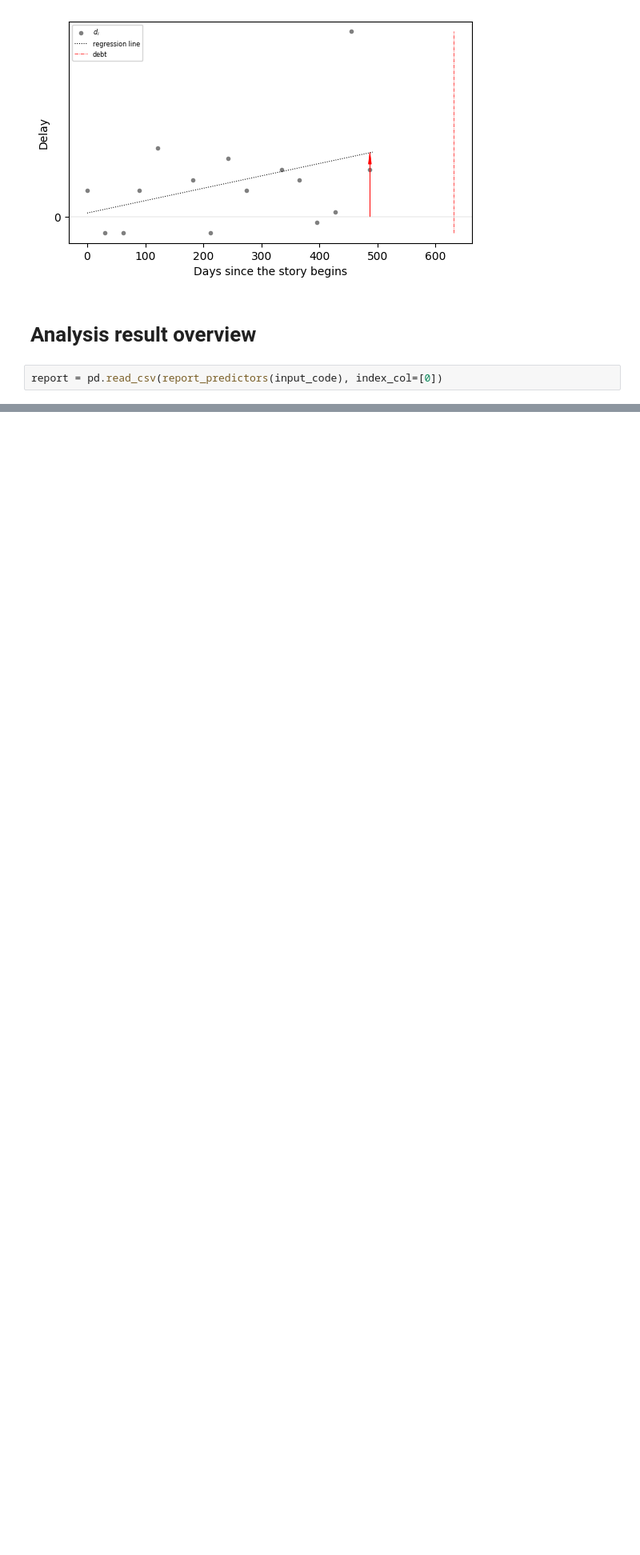
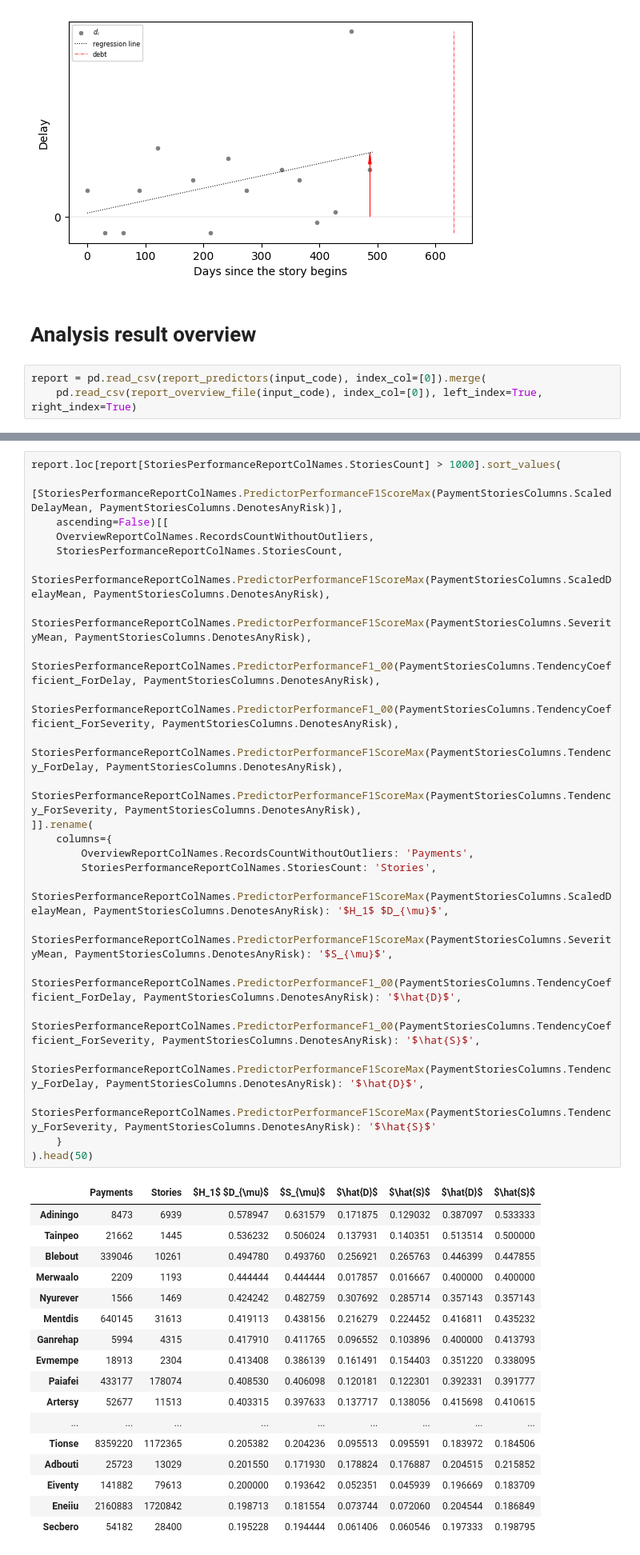
Before and after one commit to konradgrodek/ADDS_PayDelay, a Jupyter notebook: 20_data_overview/200_data_overview.ipynb, the cells around one changed output, grey strips where cells are left out. Shown at 80% size. Saved outputs shown, nothing was run; the diff lists cells and outputs as text; blank space fills up the shorter version.

```diff
--- a/20_data_overview/200_data_overview.ipynb
+++ b/20_data_overview/200_data_overview.ipynb
@@ -603,4 +605,5 @@ ax.legend(fontsize='xx-small')
 # %% [markdown]
 # Analysis result overview
 # %%
-report = pd.read_csv(report_predictors(input_code), index_col=[0])
+report = pd.read_csv(report_predictors(input_code), index_col=[0]).merge(
+    pd.read_csv(report_overview_file(input_code), index_col=[0]), left_index=True, right_index=True)
@@ -630,0 +730,42 @@ report[[
+# %%
+report.loc[report[StoriesPerformanceReportColNames.StoriesCount] > 1000].sort_values(
+    [StoriesPerformanceReportColNames.PredictorPerformanceF1ScoreMax(PaymentStoriesColumns.ScaledDelayMean, PaymentStoriesColumns.DenotesAnyRisk)],
+    ascending=False)[[
+    OverviewReportColNames.RecordsCountWithoutOutliers,
+    StoriesPerformanceReportColNames.StoriesCount,
+    StoriesPerformanceReportColNames.PredictorPerformanceF1ScoreMax(PaymentStoriesColumns.ScaledDelayMean, PaymentStoriesColumns.DenotesAnyRisk),
+    StoriesPerformanceReportColNames.PredictorPerformanceF1ScoreMax(PaymentStoriesColumns.SeverityMean, PaymentStoriesColumns.DenotesAnyRisk),
+    StoriesPerformanceReportColNames.PredictorPerformanceF1_00(PaymentStoriesColumns.TendencyCoefficient_ForDelay, PaymentStoriesColumns.DenotesAnyRisk),
+    StoriesPerformanceReportColNames.PredictorPerformanceF1_00(PaymentStoriesColumns.TendencyCoefficient_ForSeverity, PaymentStoriesColumns.DenotesAnyRisk),
+    StoriesPerformanceReportColNames.PredictorPerformanceF1ScoreMax(PaymentStoriesColumns.Tendency_ForDelay, PaymentStoriesColumns.DenotesAnyRisk),
+    StoriesPerformanceReportColNames.PredictorPerformanceF1ScoreMax(PaymentStoriesColumns.Tendency_ForSeverity, PaymentStoriesColumns.DenotesAnyRisk),
+]].rename(
+    columns={
+        OverviewReportColNames.RecordsCountWithoutOutliers: 'Payments',
+        StoriesPerformanceReportColNames.StoriesCount: 'Stories',
+        StoriesPerformanceReportColNames.PredictorPerformanceF1ScoreMax(PaymentStoriesColumns.ScaledDelayMean, PaymentStoriesColumns.DenotesAnyRisk): '$H_1$ $D_{\mu}$',
+        StoriesPerformanceReportColNames.PredictorPerformanceF1ScoreMax(PaymentStoriesColumns.SeverityMean, PaymentStoriesColumns.DenotesAnyRisk): '$S_{\mu}$',
+        StoriesPerformanceReportColNames.PredictorPerformanceF1_00(PaymentStoriesColumns.TendencyCoefficient_ForDelay, PaymentStoriesColumns.DenotesAnyRisk): '$\hat{D}$',
+        StoriesPerformanceReportColNames.PredictorPerformanceF1_00(PaymentStoriesColumns.TendencyCoefficient_ForSeverity, PaymentStoriesColumns.DenotesAnyRisk): '$\hat{S}$',
+        StoriesPerformanceReportColNames.PredictorPerformanceF1ScoreMax(PaymentStoriesColumns.Tendency_ForDelay, PaymentStoriesColumns.DenotesAnyRisk): '$\hat{D}$',
+        StoriesPerformanceReportColNames.PredictorPerformanceF1ScoreMax(PaymentStoriesColumns.Tendency_ForSeverity, PaymentStoriesColumns.DenotesAnyRisk): '$\hat{S}$'
+    }
+).head(50)
+# %% [output]
+|  | Payments | Stories | $H_1$ $D_{\mu}$ | $S_{\mu}$ | $\hat{D}$ | $\hat{S}$ | $\hat{D}$ | $\hat{S}$ |
+| Adiningo | 8473 | 6939 | 0.578947 | 0.631579 | 0.171875 | 0.129032 | 0.387097 | 0.533333 |
+| Tainpeo | 21662 | 1445 | 0.536232 | 0.506024 | 0.137931 | 0.140351 | 0.513514 | 0.500000 |
+| Blebout | 339046 | 10261 | 0.494780 | 0.493760 | 0.256921 | 0.265763 | 0.446399 | 0.447855 |
+| Merwaalo | 2209 | 1193 | 0.444444 | 0.444444 | 0.017857 | 0.016667 | 0.400000 | 0.400000 |
+| Nyurever | 1566 | 1469 | 0.424242 | 0.482759 | 0.307692 | 0.285714 | 0.357143 | 0.357143 |
+| Mentdis | 640145 | 31613 | 0.419113 | 0.438156 | 0.216279 | 0.224452 | 0.416811 | 0.435232 |
+| Ganrehap | 5994 | 4315 | 0.417910 | 0.411765 | 0.096552 | 0.103896 | 0.400000 | 0.413793 |
+| Evmempe | 18913 | 2304 | 0.413408 | 0.386139 | 0.161491 | 0.154403 | 0.351220 | 0.338095 |
+| Paiafei | 433177 | 178074 | 0.408530 | 0.406098 | 0.120181 | 0.122301 | 0.392331 | 0.391777 |
+| Artersy | 52677 | 11513 | 0.403315 | 0.397633 | 0.137717 | 0.138056 | 0.415698 | 0.410615 |
+| ... | ... | ... | ... | ... | ... | ... | ... | ... |
+| Tionse | 8359220 | 1172365 | 0.205382 | 0.204236 | 0.095513 | 0.095591 | 0.183972 | 0.184506 |
+| Adbouti | 25723 | 13029 | 0.201550 | 0.171930 | 0.178824 | 0.176887 | 0.204515 | 0.215852 |
+| Eiventy | 141882 | 79613 | 0.200000 | 0.193642 | 0.052351 | 0.045939 | 0.196669 | 0.183709 |
+| Eneiiu | 2160883 | 1720842 | 0.198713 | 0.181554 | 0.073744 | 0.072060 | 0.204544 | 0.186849 |
+| Secbero | 54182 | 28400 | 0.195228 | 0.194444 | 0.061406 | 0.060546 | 0.197333 | 0.198795 |
```
Also changed, not shown: parts of 22 cells of this notebook, 22 other files.
